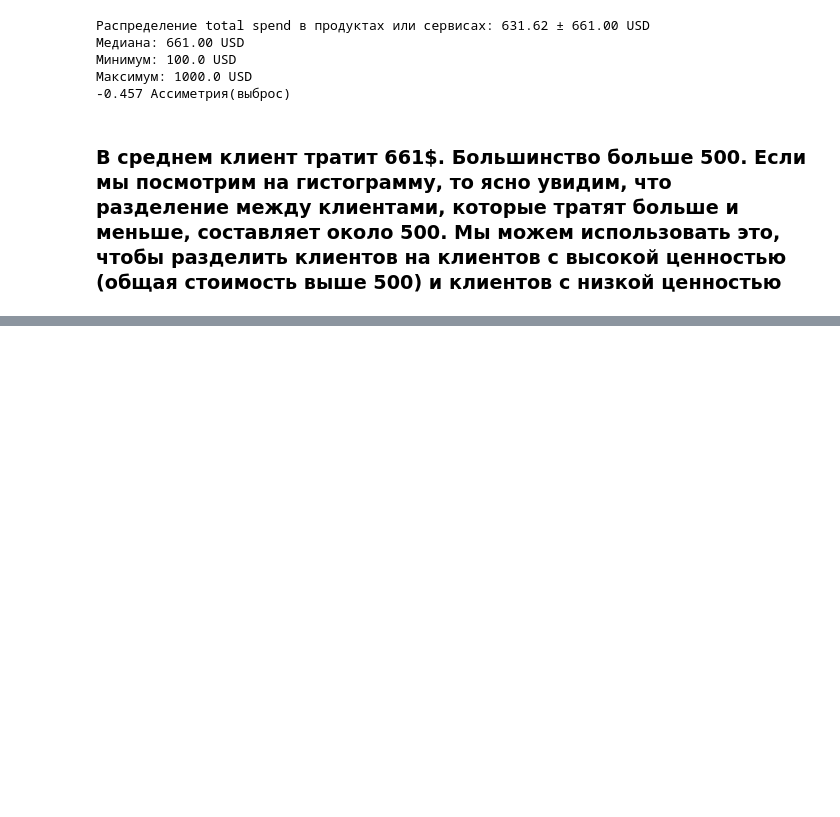
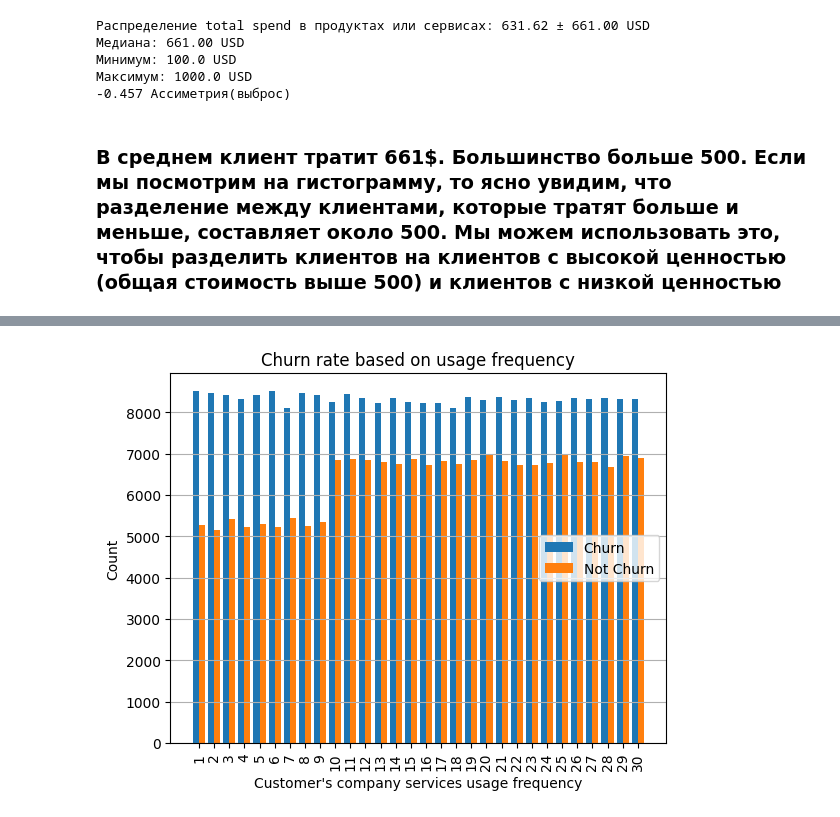
Before and after one commit to Agamemnommom/Churn-Prediction-Service, a Jupyter notebook: Churn_Prediction.ipynb, the cells around one changed output, grey strips where cells are left out. Cells and saved outputs as stored; diff of their text form; code cells hidden in the pictures; blank space fills up the shorter version.

```diff
--- a/Churn_Prediction.ipynb
+++ b/Churn_Prediction.ipynb
@@ -320,0 +359,22 @@ make_histogram(df, 'Total Spend', bins=25, custom_ticks=np.arange(0, 1001, 100),
+# %%
+# Также может быть явная гипотеза - те, кто чаще пользуются сервисом - реже оттекают. Проверим:
+filtered = df.groupby(['Usage Frequency', 'Churn']).size().unstack()
+
+X = list(filtered.index)
+churn_0 = list(filtered.iloc[:, 0])
+churn_1 = list(filtered.iloc[:, 1])
+
+X_axis = np.arange(len(X))
+
+plt.bar(X_axis - 0.2, churn_1, 0.4, label = 'Churn')
+plt.bar(X_axis + 0.2, churn_0, 0.4, label = 'Not Churn')
+
+plt.xticks(X_axis, X, rotation=90)
+plt.xlabel("Customer's company services usage frequency")
+plt.ylabel('Count')
+plt.title("Churn rate based on usage frequency")
+plt.legend(loc='center right')
+plt.grid(axis='y')
+plt.show()
+# %% [output]
+[figure, added]
```
Also changed, not shown: parts of 47 cells of this notebook.
